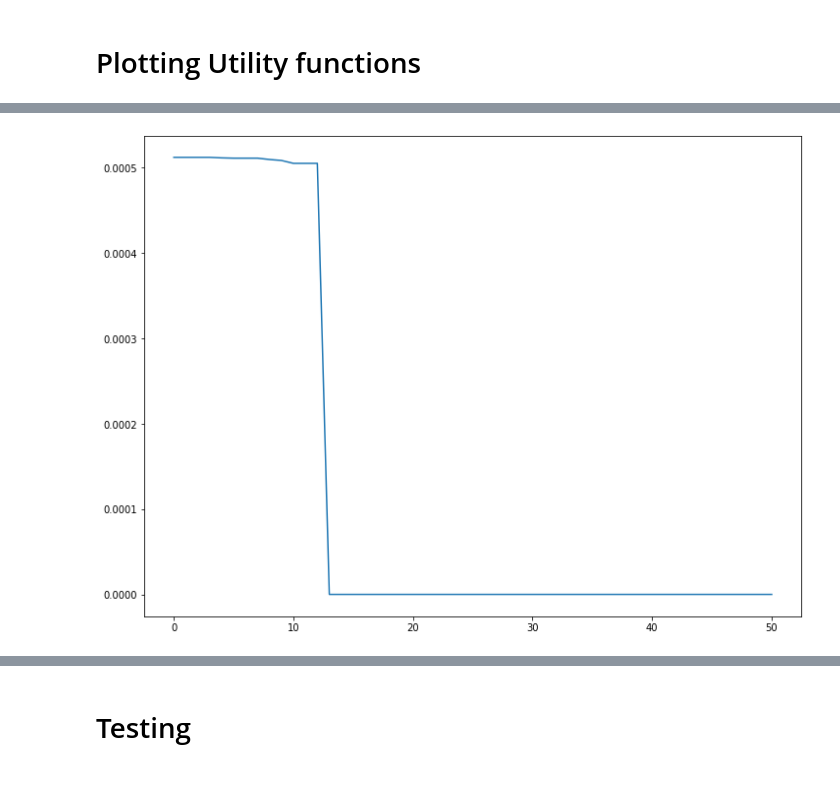
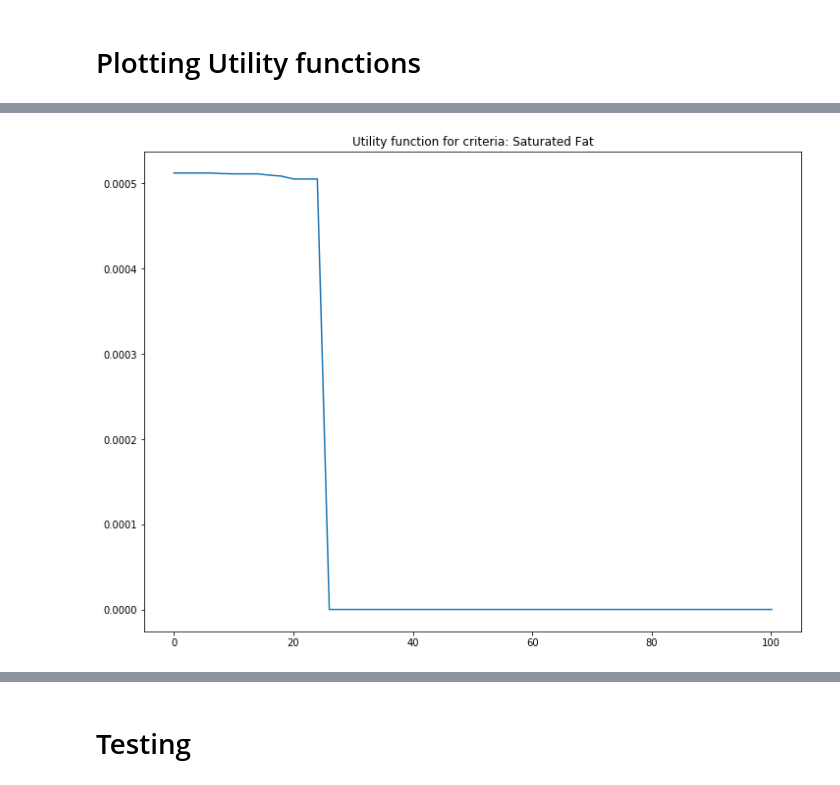
Before and after one commit to prathamsolanki/nutri-score-decision-models, a Jupyter notebook: dm_project_additive.ipynb, the cells around one changed output, grey strips where cells are left out. Drawn from its saved outputs; the diff is of its cells as text; code cells hidden in the pictures.

```diff
--- a/dm_project_additive.ipynb
+++ b/dm_project_additive.ipynb
@@ -309,8 +323,22 @@ plt.savefig('thresh_energy.jpg')
-# %%
-plt.rcParams["figure.figsize"] = [12,9]
-plt.plot([sf.value() for sf in utility_thresh['saturated_fat']])
-plt.savefig('thresh_saturated_fat.jpg')
-# %% [output]
-[figure, removed]
+# %%
+plt.rcParams["figure.figsize"] = [12,9]
+plt.title('Utility function for criteria: Saturated Fat')
+
+x = []
+
+num_buckets = len(buckets['saturated_fat'])
+
+for n in range(num_buckets):
+  x.append(buckets['saturated_fat'][n][0])
+
+x.append(buckets['saturated_fat'][num_buckets-1][1])
+
+y = [p.value() for p in utility_thresh['saturated_fat']]
+
+plt.plot(x,y)
+
+plt.savefig('thresh_saturated_fat.jpg')
+# %% [output]
+[figure, added]
 # %%
 plt.rcParams["figure.figsize"] = [12,9]
```
Also changed, not shown: parts of 6 cells of this notebook, 6 other files.
